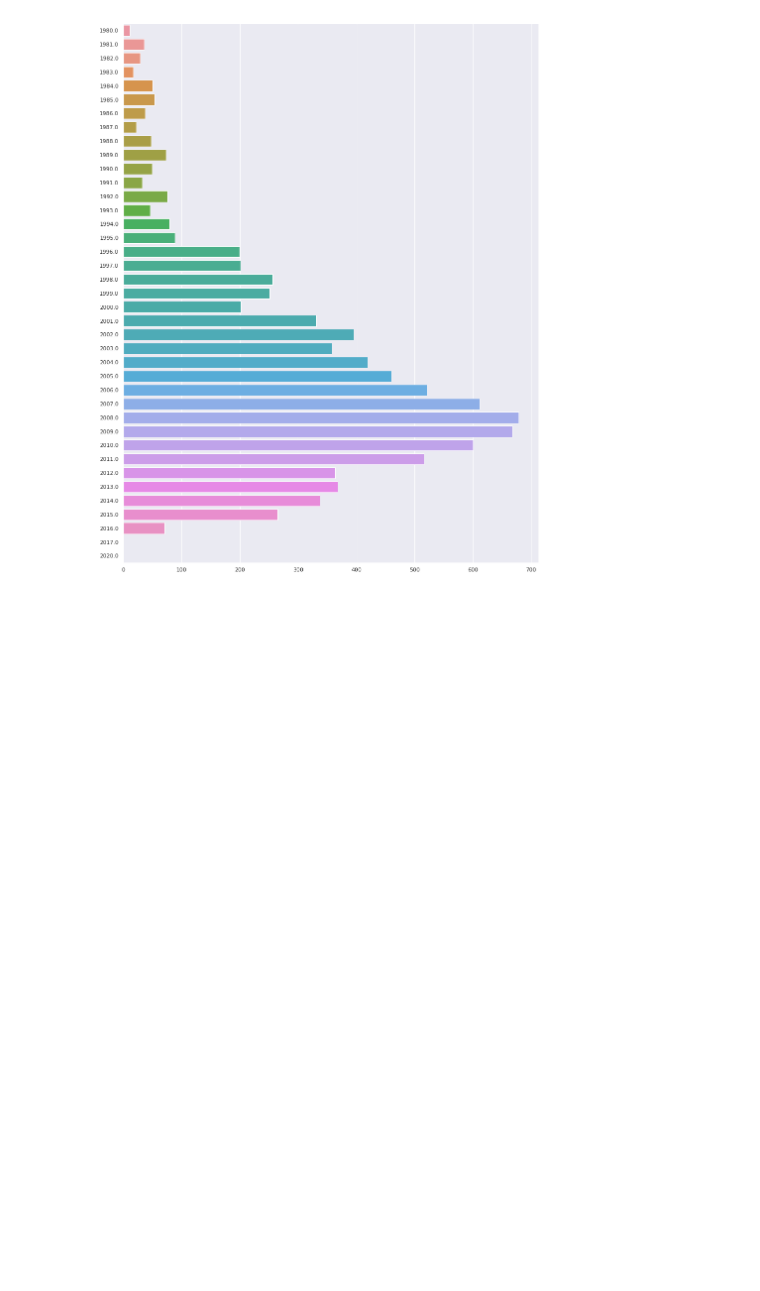
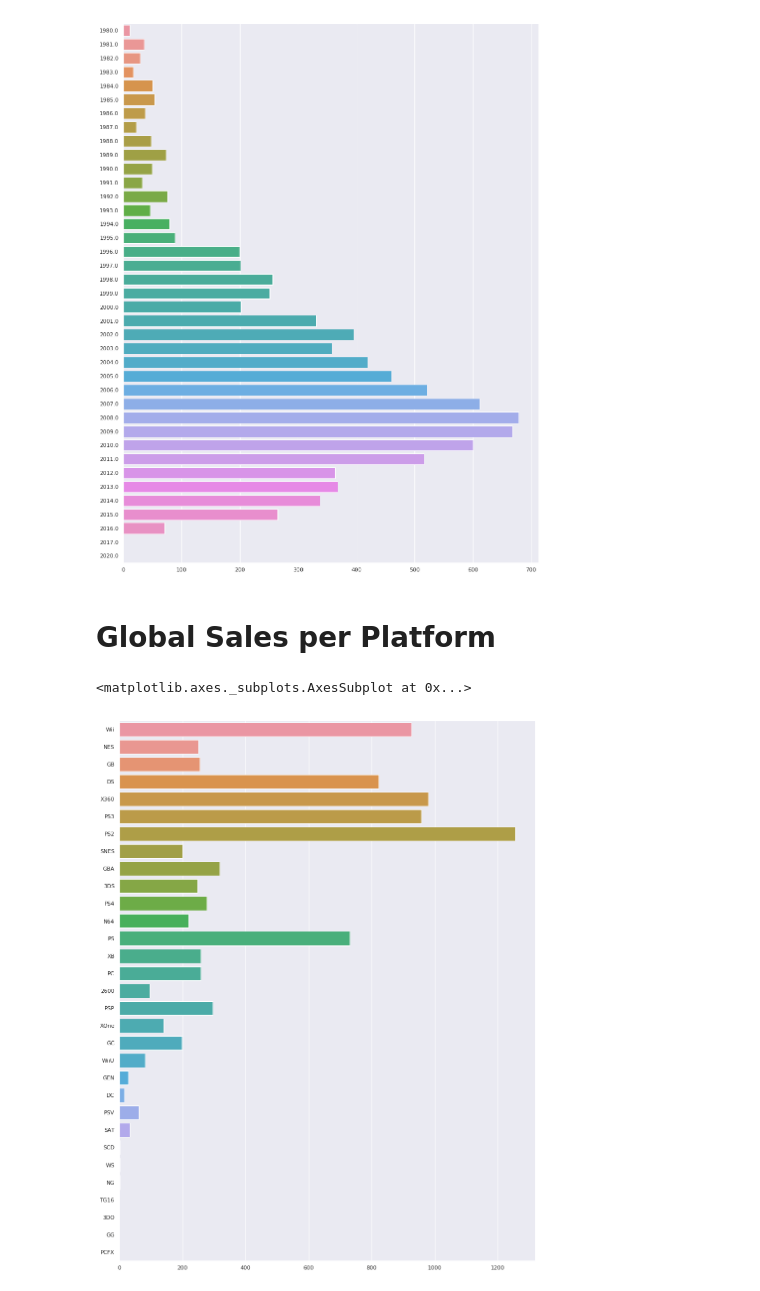
Before and after one commit to Nicola20/vis-project, a Jupyter notebook: jupyter-notebooks/data-analysis.ipynb, the cells around one changed output. Drawn from its saved outputs; the diff is of its cells as text; code cells hidden in the pictures; blank space fills up the shorter version.

Commit message:
add graphs

```diff
--- a/jupyter-notebooks/data-analysis.ipynb
+++ b/jupyter-notebooks/data-analysis.ipynb
@@ -59,3 +57,11 @@ sns.barplot(x = [data.loc[data["year"] == year, "global_sales"].sum() for year i
 # %% [output]
 <matplotlib.axes._subplots.AxesSubplot at 0x...>
 [figure]
+# %% [markdown]
+# Global Sales per Platform
+# %%
+plt.figure(figsize = (15, 20))
+sns.barplot(x = [data.loc[data["platform"] == platform, "global_sales"].sum() for platform in [platform for platform in data.dropna().platform.unique()]], y = [platform for platform in data.dropna().platform.unique()], orient = "h")
+# %% [output]
+<matplotlib.axes._subplots.AxesSubplot at 0x...>
+[figure, added]
```
Also changed, not shown: parts of 1 cell of this notebook.
